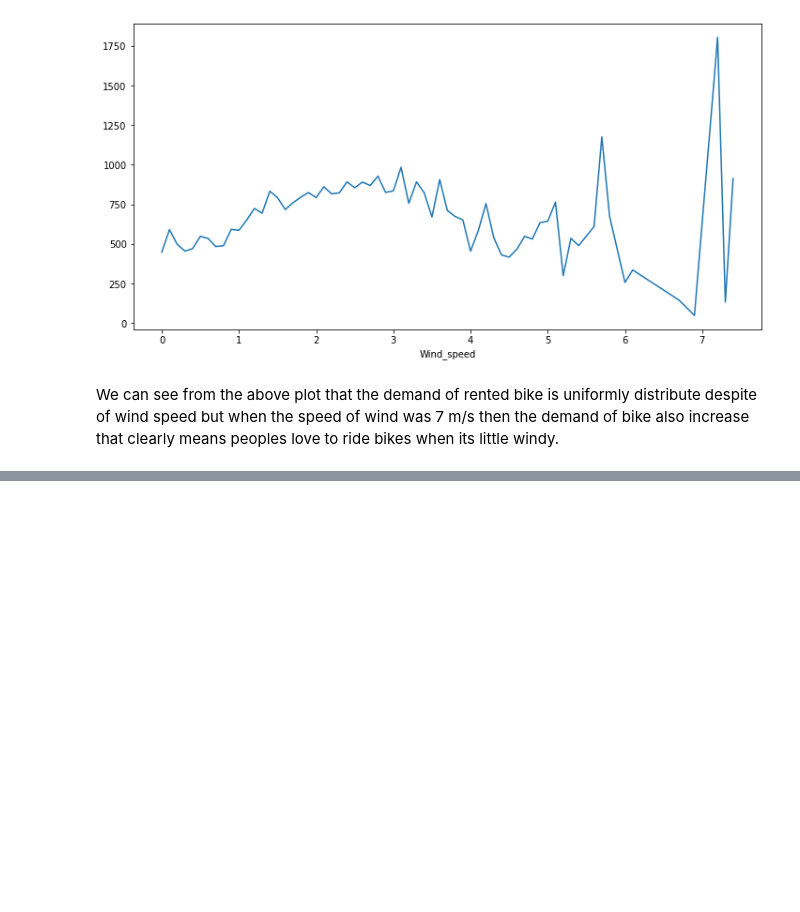
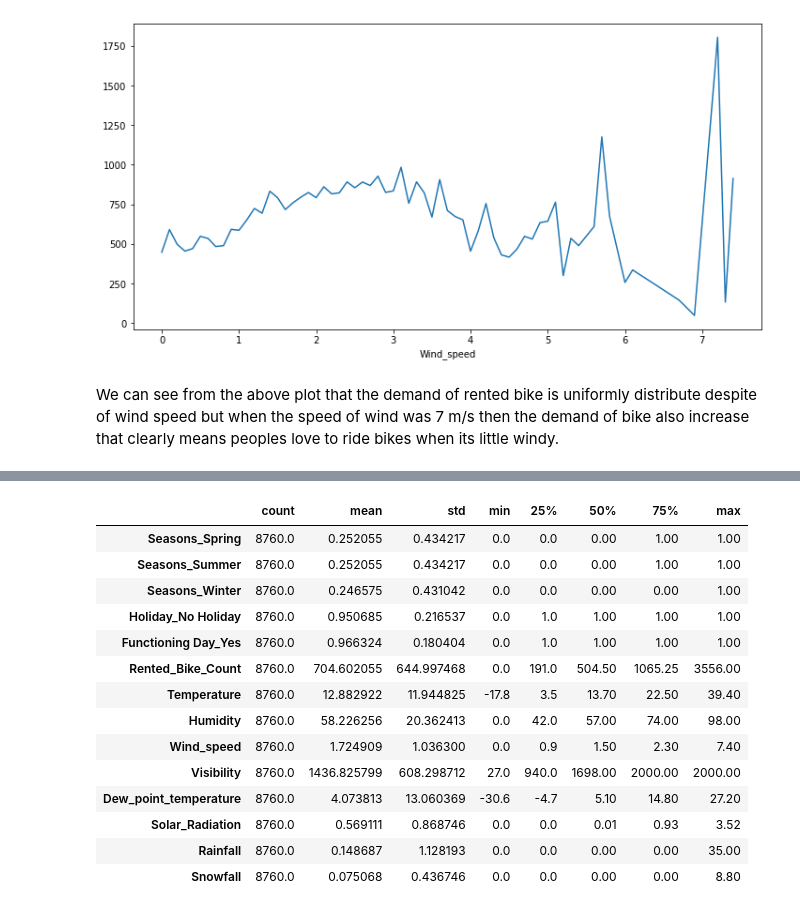
Before and after one commit to SomyaH99/Bike-Sharing-Demand-Prediction-, a Jupyter notebook: bike_sharing_demand_prediction.ipynb, the cells around one changed output, grey strips where cells are left out. Saved outputs shown, nothing was run; the diff lists cells and outputs as text; code cells hidden in the pictures; blank space fills up the shorter version.

```diff
--- a/bike_sharing_demand_prediction.ipynb
+++ b/bike_sharing_demand_prediction.ipynb
@@ -514,3 +514,6 @@ df.groupby('Wind_speed').mean()['Rented_Bike_Count'].plot(figsize=(12,6))
 [figure]
 # %% [markdown]
 We can see from the above plot that the demand of rented bike is uniformly distribute despite of wind speed but when the speed of wind was 7 m/s then the demand of bike also increase that clearly means peoples love to ride bikes when its little windy.
+# %%
+#creating Dummy variable for categorical columns
+dummy_categorical_feature= pd.get_dummies(categorical_features,drop_first=True)
@@ -516,0 +536,3 @@ We can see from the above plot that the demand of rented bike is uniformly distr
+# %%
+#concating numeric columns and dummy columns and creating final df
+final_df= pd.concat([dummy_categorical_feature,numeric_features],axis=1)
@@ -516,0 +549,19 @@ We can see from the above plot that the demand of rented bike is uniformly distr
+# %%
+#describing final DF
+final_df.describe().transpose()
+# %% [output]
+|  | count | mean | std | min | 25% | 50% | 75% | max |
+| Seasons_Spring | 8760.0 | 0.252055 | 0.434217 | 0.0 | 0.0 | 0.00 | 1.00 | 1.00 |
+| Seasons_Summer | 8760.0 | 0.252055 | 0.434217 | 0.0 | 0.0 | 0.00 | 1.00 | 1.00 |
+| Seasons_Winter | 8760.0 | 0.246575 | 0.431042 | 0.0 | 0.0 | 0.00 | 0.00 | 1.00 |
+| Holiday_No Holiday | 8760.0 | 0.950685 | 0.216537 | 0.0 | 1.0 | 1.00 | 1.00 | 1.00 |
+| Functioning Day_Yes | 8760.0 | 0.966324 | 0.180404 | 0.0 | 1.0 | 1.00 | 1.00 | 1.00 |
+| Rented_Bike_Count | 8760.0 | 704.602055 | 644.997468 | 0.0 | 191.0 | 504.50 | 1065.25 | 3556.00 |
+| Temperature | 8760.0 | 12.882922 | 11.944825 | -17.8 | 3.5 | 13.70 | 22.50 | 39.40 |
+| Humidity | 8760.0 | 58.226256 | 20.362413 | 0.0 | 42.0 | 57.00 | 74.00 | 98.00 |
+| Wind_speed | 8760.0 | 1.724909 | 1.036300 | 0.0 | 0.9 | 1.50 | 2.30 | 7.40 |
+| Visibility | 8760.0 | 1436.825799 | 608.298712 | 27.0 | 940.0 | 1698.00 | 2000.00 | 2000.00 |
+| Dew_point_temperature | 8760.0 | 4.073813 | 13.060369 | -30.6 | -4.7 | 5.10 | 14.80 | 27.20 |
+| Solar_Radiation | 8760.0 | 0.569111 | 0.868746 | 0.0 | 0.0 | 0.01 | 0.93 | 3.52 |
+| Rainfall | 8760.0 | 0.148687 | 1.128193 | 0.0 | 0.0 | 0.00 | 0.00 | 35.00 |
+| Snowfall | 8760.0 | 0.075068 | 0.436746 | 0.0 | 0.0 | 0.00 | 0.00 | 8.80 |
```
Also changed, not shown: parts of 21 cells of this notebook.
